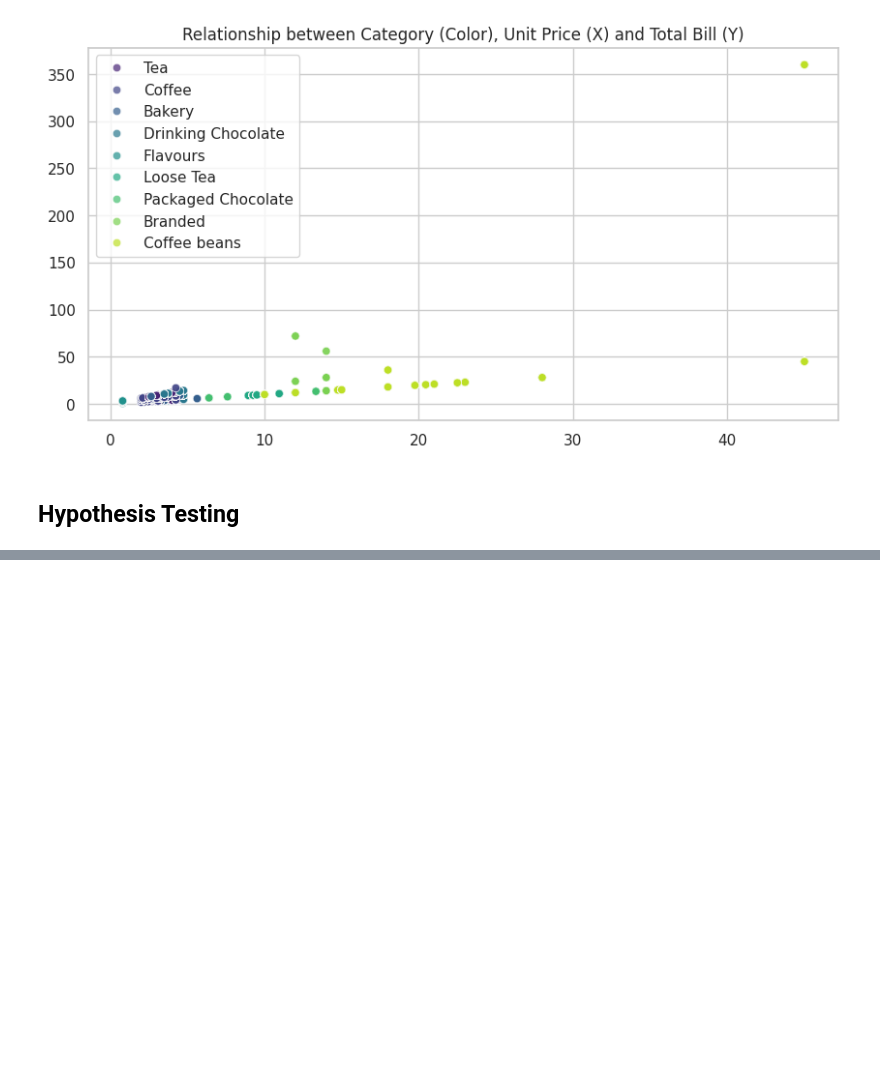
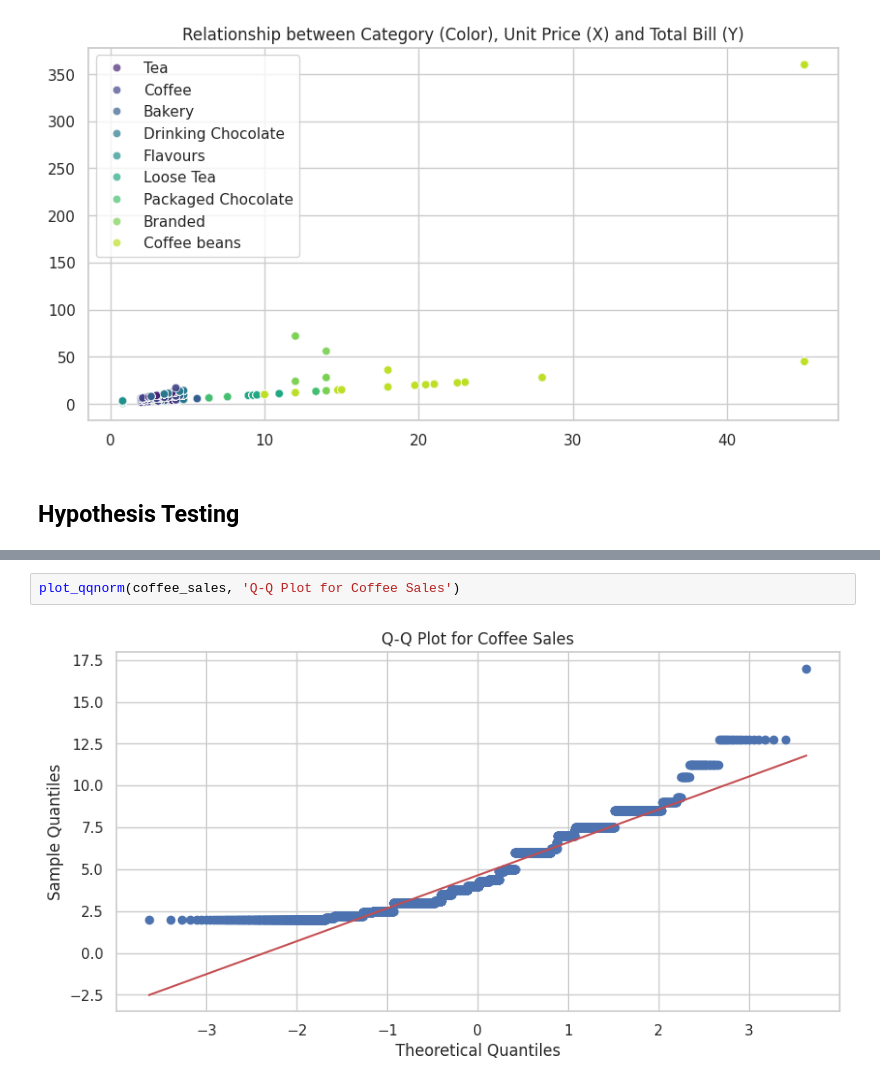
Before and after one commit to Ly-Ax/retaiLy_24, a Jupyter notebook: notebooks/transform/data_exploration.ipynb, the cells around one changed output, grey strips where cells are left out. Saved outputs shown, nothing was run; the diff lists cells and outputs as text; blank space fills up the shorter version.

```diff
--- a/notebooks/transform/data_exploration.ipynb
+++ b/notebooks/transform/data_exploration.ipynb
@@ -464,0 +435,4 @@ We reject the null hypothesis. There is a significant difference between the sal
+# %%
+plot_qqnorm(coffee_sales, 'Q-Q Plot for Coffee Sales')
+# %% [output]
+[figure, added]
```
Also changed, not shown: parts of 22 cells of this notebook.
